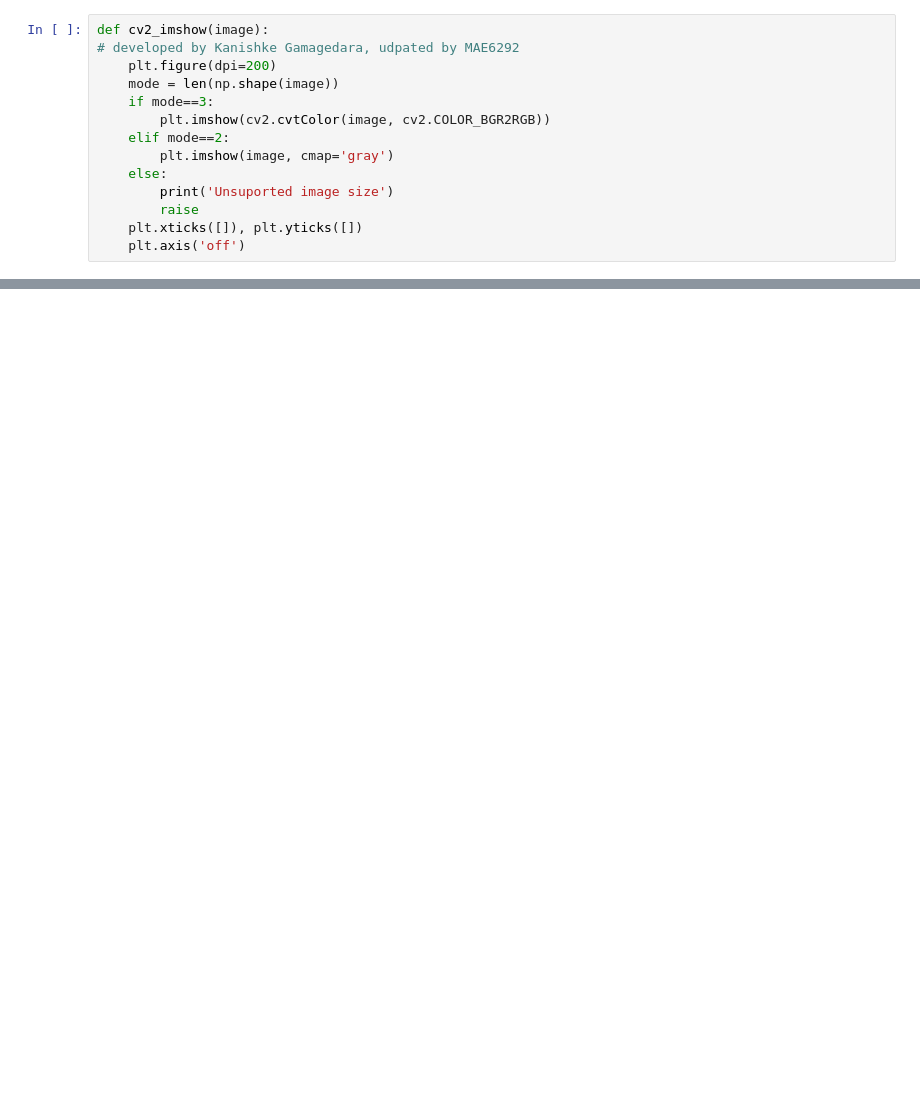
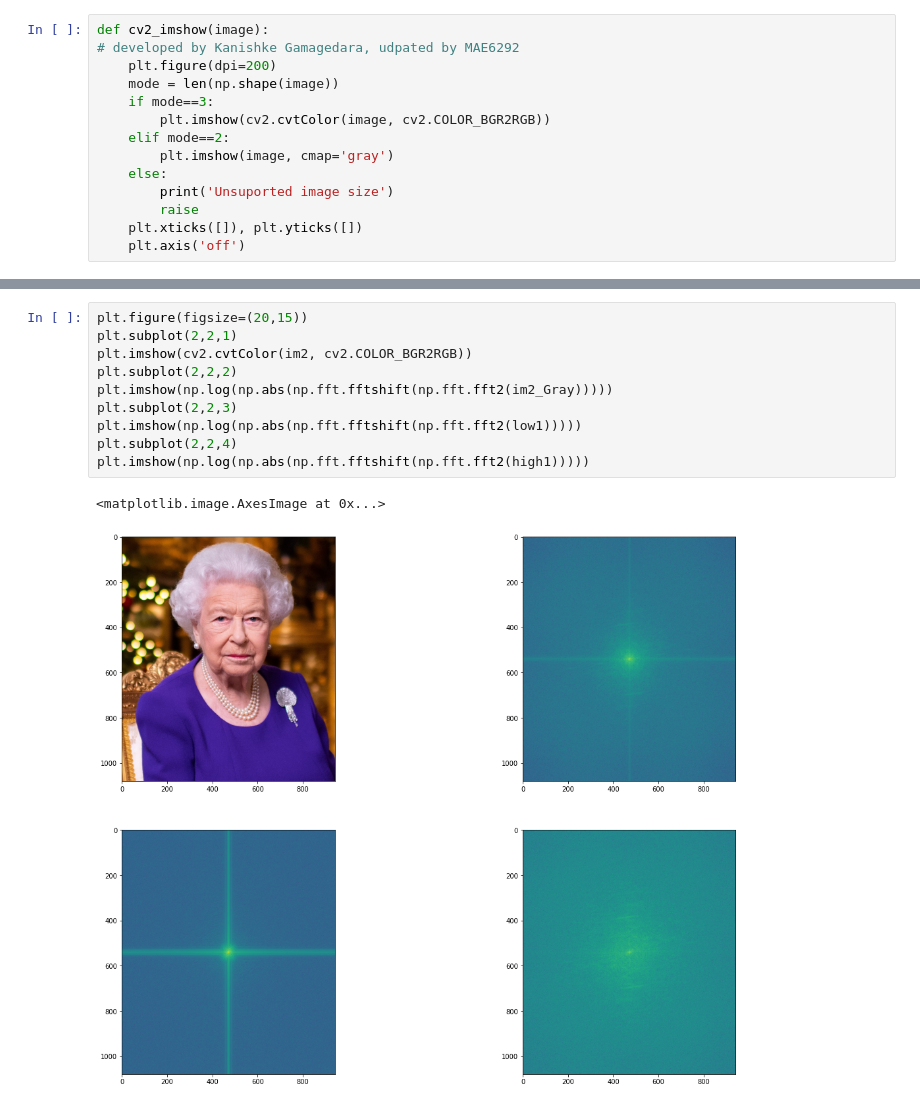
Before and after one commit to Shiv-Shah/CompPhoto_Project2_GWU, a Jupyter notebook: Project 2.ipynb, the cells around one changed output, grey strips where cells are left out. Saved outputs shown, nothing was run; the diff lists cells and outputs as text; blank space fills up the shorter version.

```diff
--- a/Project 2.ipynb
+++ b/Project 2.ipynb
@@ -95,0 +48,13 @@ im2blur = cv2.GaussianBlur(im2,(21, 21), 10)
+# %%
+plt.figure(figsize=(20,15))
+plt.subplot(2,2,1)
+plt.imshow(cv2.cvtColor(im2, cv2.COLOR_BGR2RGB))
+plt.subplot(2,2,2)
+plt.imshow(np.log(np.abs(np.fft.fftshift(np.fft.fft2(im2_Gray)))))
+plt.subplot(2,2,3)
+plt.imshow(np.log(np.abs(np.fft.fftshift(np.fft.fft2(low1)))))
+plt.subplot(2,2,4)
+plt.imshow(np.log(np.abs(np.fft.fftshift(np.fft.fft2(high1)))))
+# %% [output]
+<matplotlib.image.AxesImage at 0x...>
+[figure, added]
```
Also changed, not shown: parts of 9 cells of this notebook, 4 other files.
